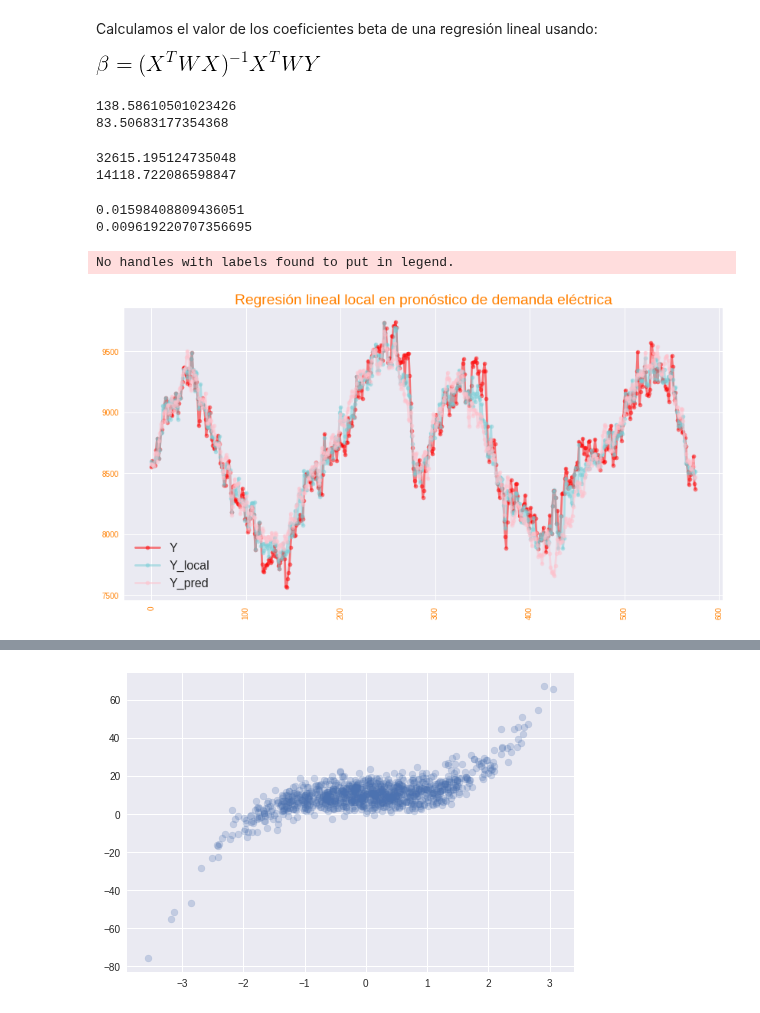
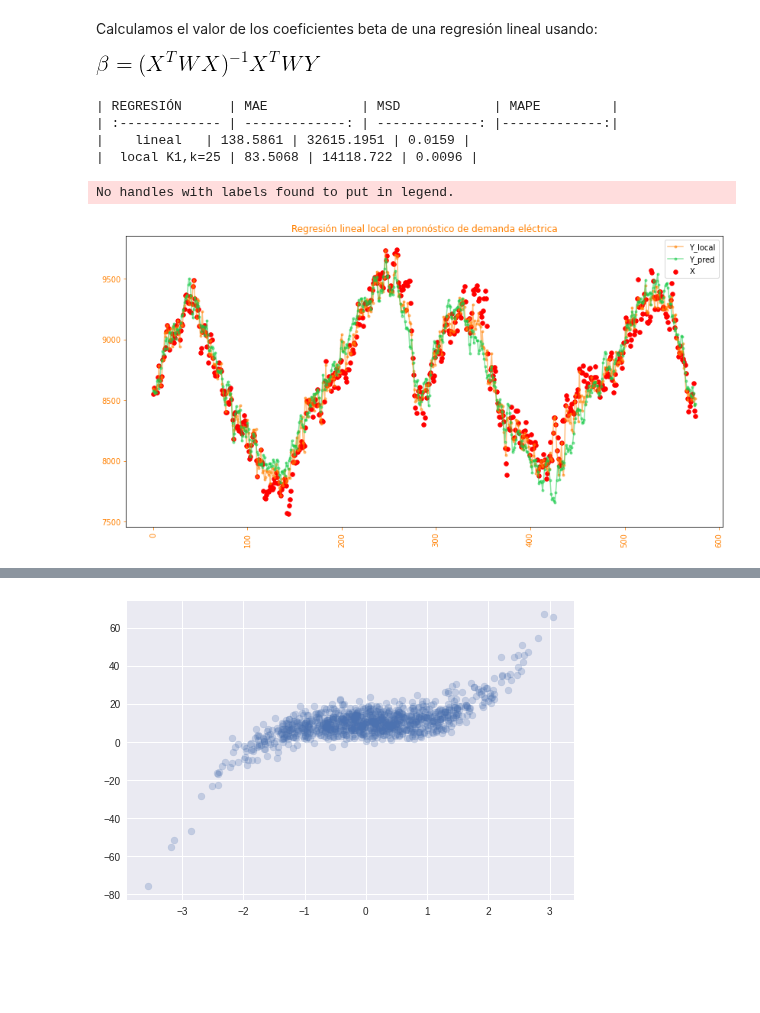
Before and after one commit to urieliram/statistical, a Jupyter notebook: Tarea6.ipynb, the cells around one changed output, grey strips where cells are left out. Drawn from its saved outputs; the diff is of its cells as text; code cells hidden in the pictures; blank space fills up the shorter version.

```diff
--- a/Tarea6.ipynb
+++ b/Tarea6.ipynb
@@ -84,56 +84,52 @@ for i in range(X.shape[0]):
     Ygorro, beta = local_regression(X,W,xo)
     Y_local.append(Ygorro.item(0))
 # %%
-mae_pred  = mean_absolute_error(Y,Y_pred)
-mae_local = mean_absolute_error(Y,Y_local)
-print(mae_pred)
-print(mae_local)
+mae_pred  = trunc(mean_absolute_error(Y,Y_pred),4)
+mae_local = trunc(mean_absolute_error(Y,Y_local),4)
-# %% [output]
-138.58610501023426
-83.50683177354368
 # %%
-mse_pred  = mean_squared_error(Y,Y_pred)
-mse_local = mean_squared_error(Y,Y_local)
-print(mse_pred)
-print(mse_local)
+mse_pred  = trunc(mean_squared_error(Y,Y_pred),4)
+mse_local = trunc(mean_squared_error(Y,Y_local),4)
-# %% [output]
-32615.195124735048
-14118.722086598847
 # %%
-mape_pred  = mean_absolute_percentage_error(Y,Y_pred)
-mape_local = mean_absolute_percentage_error(Y,Y_local)
-print(mape_pred)
-print(mape_local)
+mape_pred  = trunc(mean_absolute_percentage_error(Y,Y_pred),4)
+mape_local = trunc(mean_absolute_percentage_error(Y,Y_local),4)
+
+
+print('| REGRESIÓN      | MAE            | MSD            | MAPE         |')
+print('| :------------- | -------------: | -------------: |-------------:|')
+print('|    lineal   |',str(mae_pred),'|',str(mse_pred),'|',str(mape_pred),'|')
+print('|  local K1,k=25 |',str(mae_local),'|',str(mse_local),'|',str(mape_local),'|')
 # %% [output]
-0.01598408809436051
-0.009619220707356695
+| REGRESIÓN      | MAE            | MSD            | MAPE         |
+| :------------- | -------------: | -------------: |-------------:|
+|    lineal   | 138.5861 | 32615.1951 | 0.0159 |
+|  local K1,k=25 | 83.5068 | 14118.722 | 0.0096 |
 # %%
 fig  = plt.figure(figsize=(14,7))
 axes = fig.add_subplot(1, 1, 1)
-plt.style.use("seaborn-poster")
+#plt.style.use("seaborn-poster")
 axes.legend()
-CYAN = '#76ced6' ; LILA = '#777bd4'; VEDE='#17cb49'; LETRASNARA ='#ff8000'; AZUL='#168fff';
+CYAN = '#76ced6' ; LILA = '#777bd4'; VERDE='#17cb49'; LETRASNARA ='#ff8000'; AZUL='#168fff';
 mytitle = plt.title('Regresión lineal local en pronóstico de demanda eléctrica') # get the title property handler #plt.getp(title_obj)
 plt.setp(mytitle,    color=LETRASNARA)                                        #set the color of title to red
 axes.xaxis.label.set_color(LETRASNARA)
 axes.yaxis.label.set_color(LETRASNARA)
 axes.tick_params(   colors=LETRASNARA, which='both')
 
-axes.plot  ( Y      , '.-'  , color = 'red'  , label = 'Y'  ,alpha=1/2)
-axes.plot  ( Y_local, '.-'  , color = CYAN   , label = 'Y_local'  ,alpha=1/2)
-axes.plot  ( Y_pred , '.-'  , color = 'pink' , label = 'Y_pred'  ,alpha=1/2)
+#axes.plot  ( Y      , '.-'  , color = 'red'  , label = 'Y'  ,alpha=1/2)
+axes.plot  ( Y_local, '.-'  , color = LETRASNARA   , label = 'Y_local'  ,alpha=1/2)
+axes.plot  ( Y_pred , '.-'  , color = VERDE , label = 'Y_pred'  ,alpha=1/2)
 #axes.plot  ( xspline[3], yspline[3] , '.-'  , color = VEDE   , label = 'orden=4'  ,alpha=1/2)
 #axes.plot  ( xspline[4], yspline[4] , '.-'  , color = AZUL   , label = 'orden=5'  ,alpha=1/12)
-
-#plt.scatter( x, y,           s=170 ,  marker='o' , color = 'red'   , label = 'X'        ,alpha=1)
+AUX = np.arange( len(Y) )
+plt.scatter( AUX,    Y,     s=30 ,  marker='o' , color = 'red'   , label = 'X'        ,alpha=1)
 #plt.scatter( dfx_miss, dfy_miss, marker='x',  s=170 ,  color = 'red' , label = 'perdidos' ,alpha=1)
 
 #plt.axis([-5,  150, 7400, 9800])
 #plt.axis([150, 300, 7400, 9800])
 plt.legend()
 plt.xticks(rotation=90)
-plt.savefig('pronodemanda1.png', transparent=True)
+plt.savefig('pronodemanda_t6_1.png', transparent=True)
 plt.show()
 # %% [output]
 No handles with labels found to put in legend.
-[figure, old version]
+[figure, new version]
```
Also changed, not shown: parts of 19 cells of this notebook.
